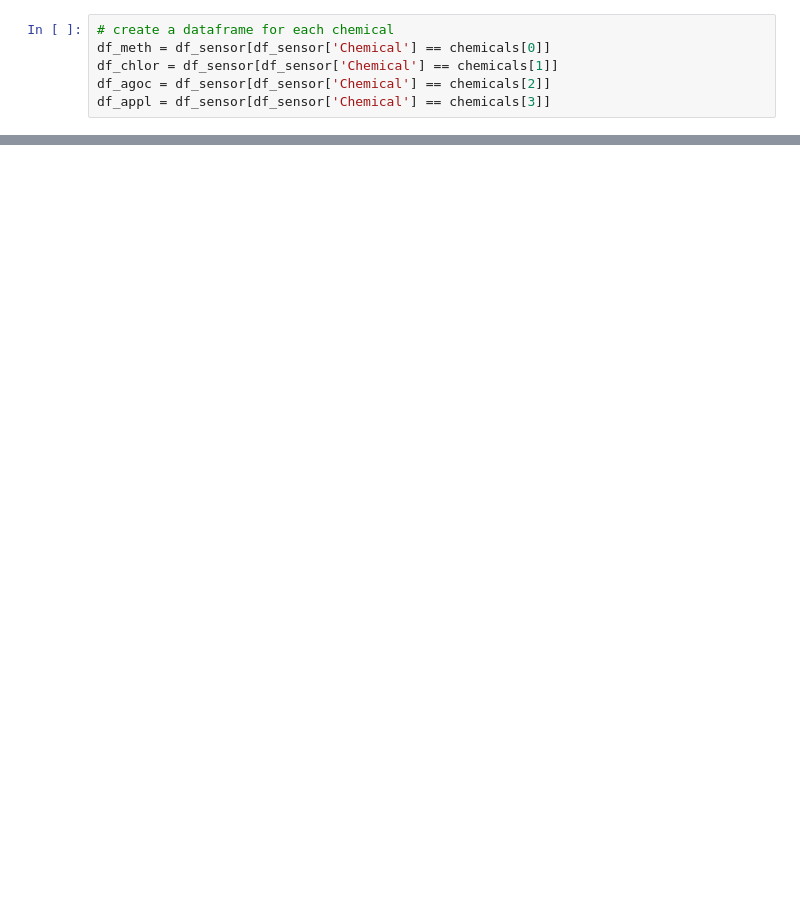
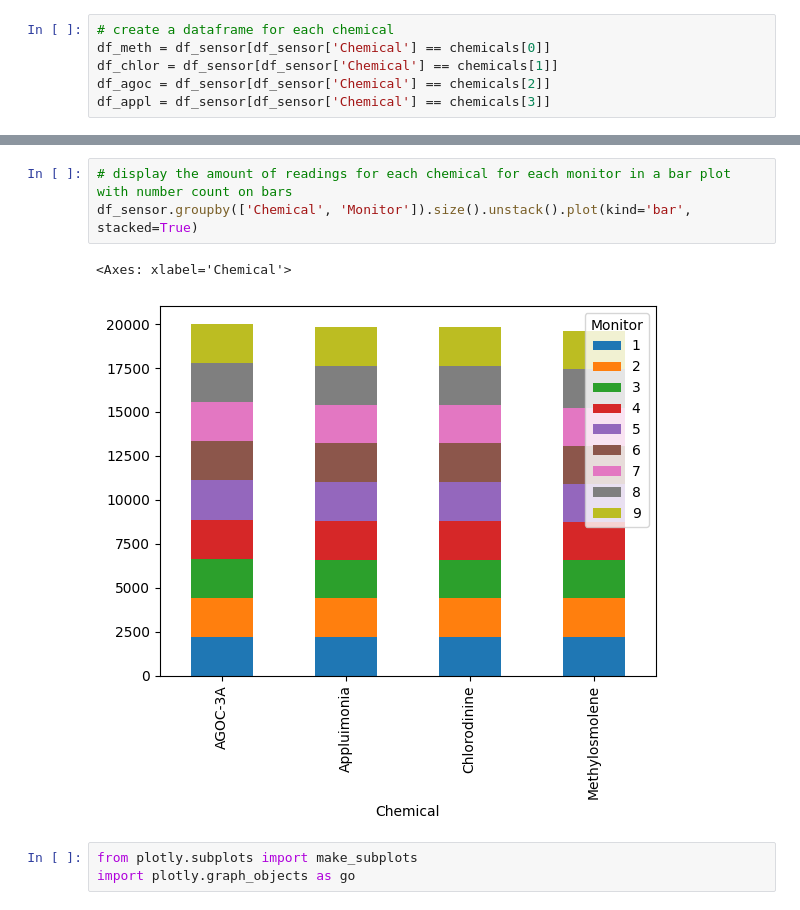
Before and after one commit to MaartenVanSluijs/visual-analytics-dashboard, a Jupyter notebook: src/notebooks/processing.ipynb, the cells around one changed output, grey strips where cells are left out. Cells and saved outputs as stored; diff of their text form; blank space fills up the shorter version.

```diff
--- a/src/notebooks/processing.ipynb
+++ b/src/notebooks/processing.ipynb
@@ -154,0 +212,9 @@ df_meth.describe()
+# %%
+# display the amount of readings for each chemical for each monitor in a bar plot with number count on bars
+df_sensor.groupby(['Chemical', 'Monitor']).size().unstack().plot(kind='bar', stacked=True)
+# %% [output]
+<Axes: xlabel='Chemical'>
+[figure, added]
+# %%
+from plotly.subplots import make_subplots
+import plotly.graph_objects as go
```
Also changed, not shown: parts of 12 cells of this notebook, 29 other files.
